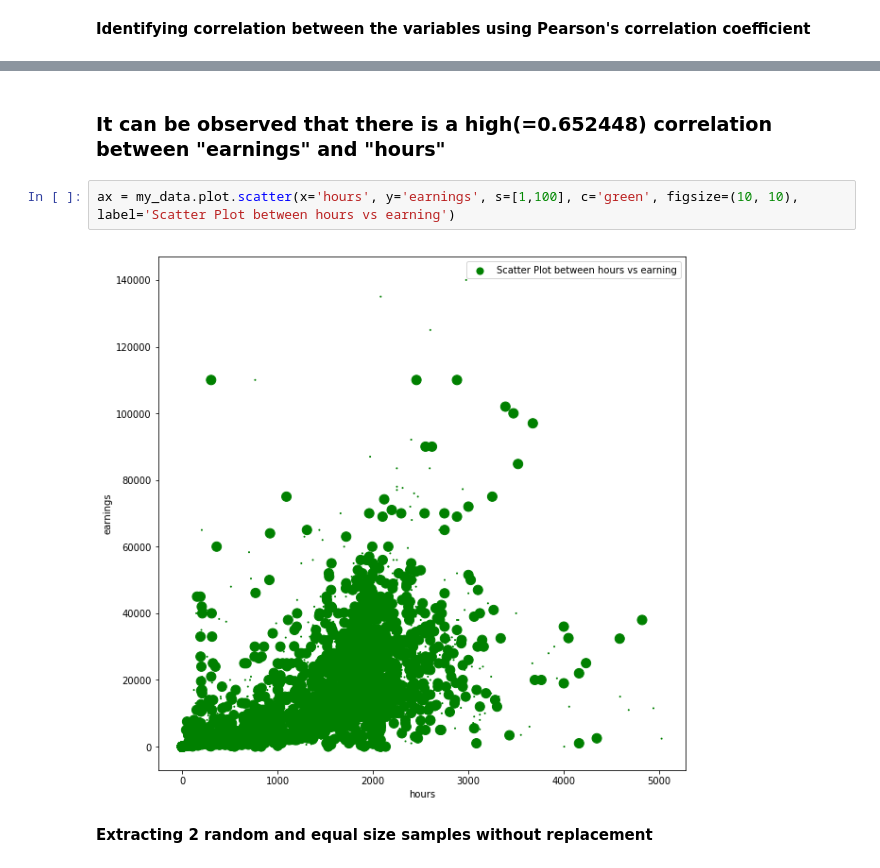
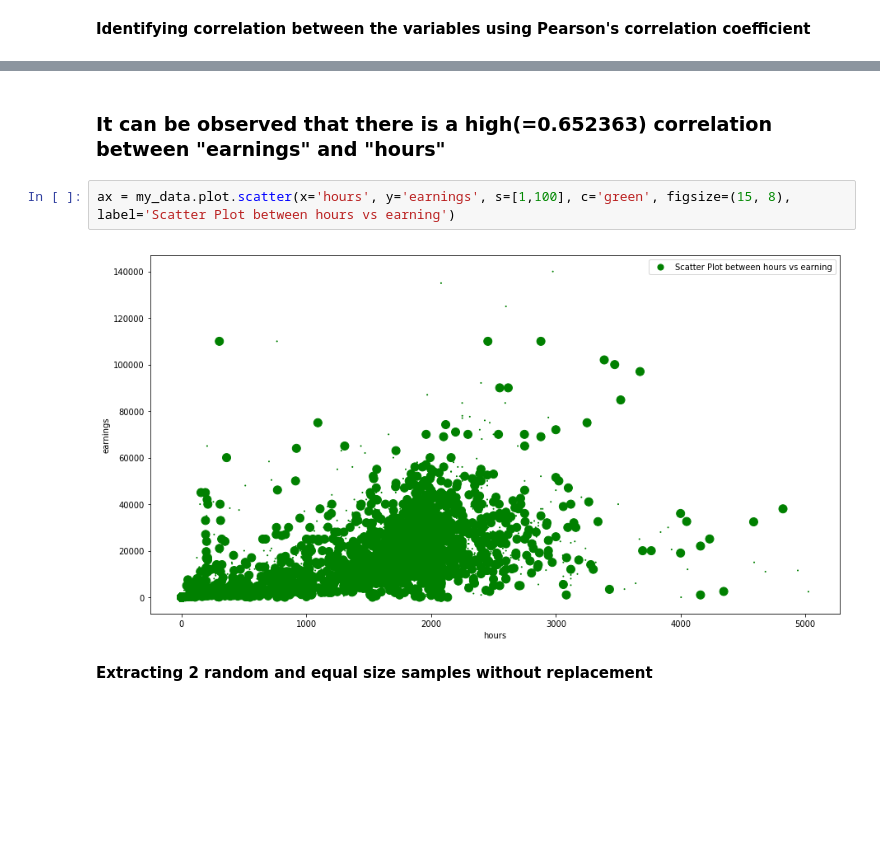
Before and after one commit to PraAnj/hypothesis-testing, a Jupyter notebook: ds project.ipynb, the cells around one changed output, grey strips where cells are left out. Drawn from its saved outputs; the diff is of its cells as text; blank space fills up the shorter version.

```diff
--- a/ds project.ipynb
+++ b/ds project.ipynb
@@ -152,9 +162,9 @@ my_data.corr(method='pearson')
 # %% [markdown]
-### It can be observed that there is a high(=0.652448) correlation between "earnings" and "hours"
+### It can be observed that there is a high(=0.652363) correlation between "earnings" and "hours"
 # %%
-ax = my_data.plot.scatter(x='hours', y='earnings', s=[1,100], c='green', figsize=(10, 10), label='Scatter Plot between hours vs earning')
+ax = my_data.plot.scatter(x='hours', y='earnings', s=[1,100], c='green', figsize=(15, 8), label='Scatter Plot between hours vs earning')
 # %% [output]
-[figure, old version]
+[figure, new version]
 # %% [markdown]
 **Extracting 2 random and equal size samples without replacement**
 # %%
```
Also changed, not shown: parts of 5 cells of this notebook.
